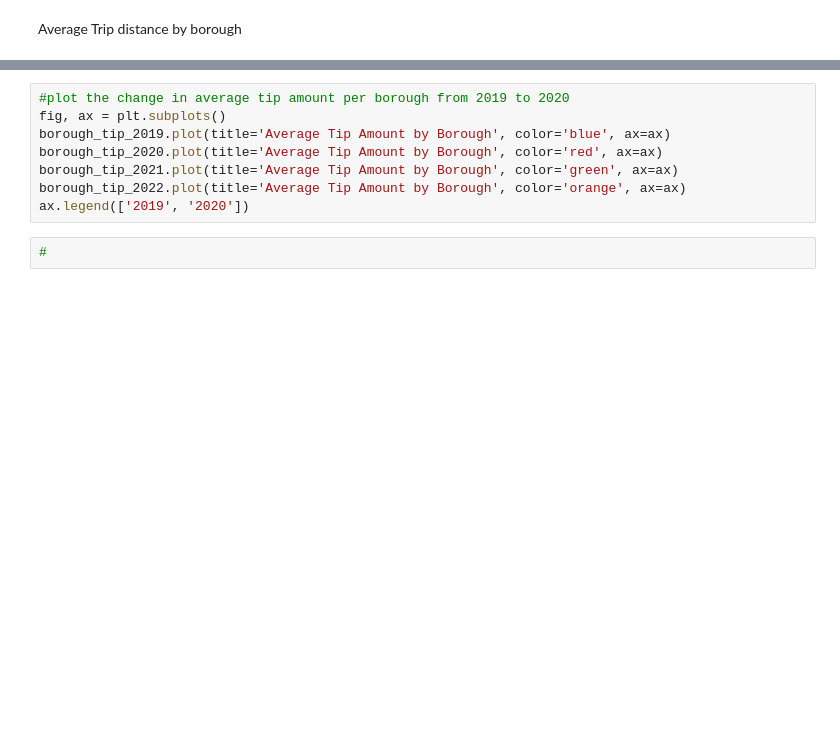
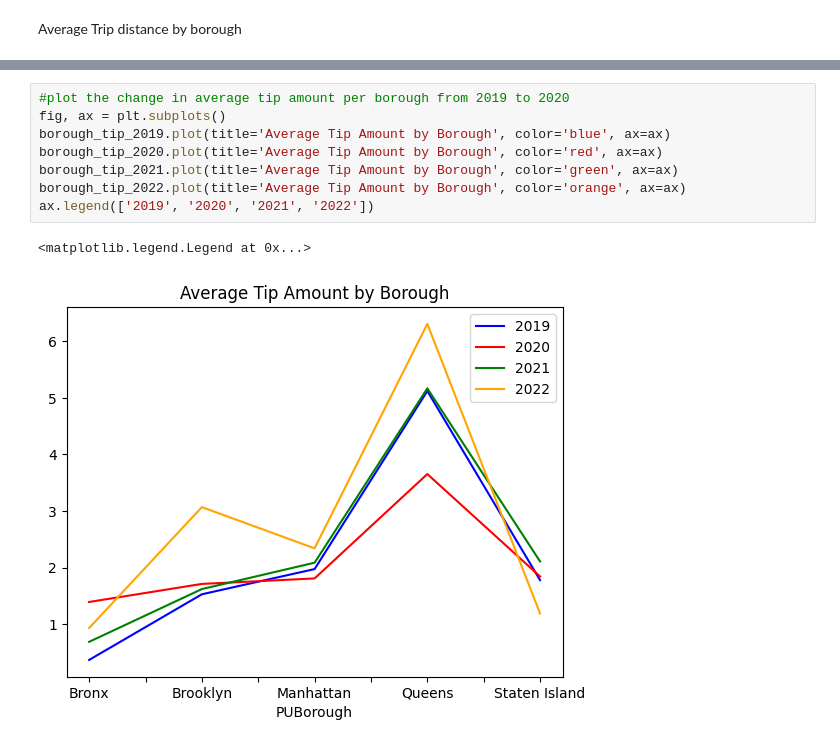
Before and after one commit to WillBallentine/Covid-Effect-on-NYC-Taxi, a Jupyter notebook: taxi.ipynb, the cells around one changed output, grey strips where cells are left out. Saved outputs shown, nothing was run; the diff lists cells and outputs as text; blank space fills up the shorter version.

```diff
--- a/taxi.ipynb
+++ b/taxi.ipynb
@@ -117,13 +232,14 @@ borough_tip_2022
 # %%
 #plot the change in average tip amount per borough from 2019 to 2020
 fig, ax = plt.subplots()
 borough_tip_2019.plot(title='Average Tip Amount by Borough', color='blue', ax=ax)
 borough_tip_2020.plot(title='Average Tip Amount by Borough', color='red', ax=ax)
 borough_tip_2021.plot(title='Average Tip Amount by Borough', color='green', ax=ax)
 borough_tip_2022.plot(title='Average Tip Amount by Borough', color='orange', ax=ax)
-ax.legend(['2019', '2020'])
+ax.legend(['2019', '2020', '2021', '2022'])
+# %% [output]
+<matplotlib.legend.Legend at 0x...>
+[figure, added]
-# %%
-#
 # %%
 #display the map in a panel with the other plots
 
```
Also changed, not shown: parts of 27 cells of this notebook, 4 other files.
